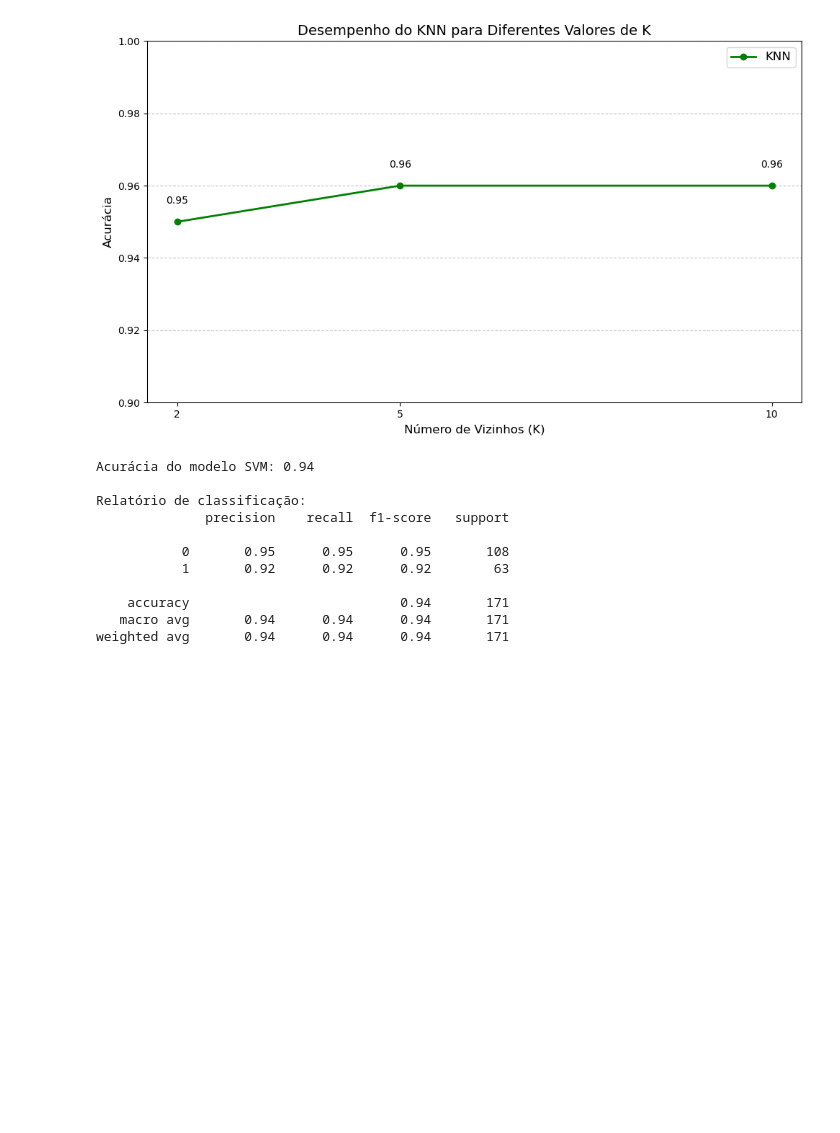
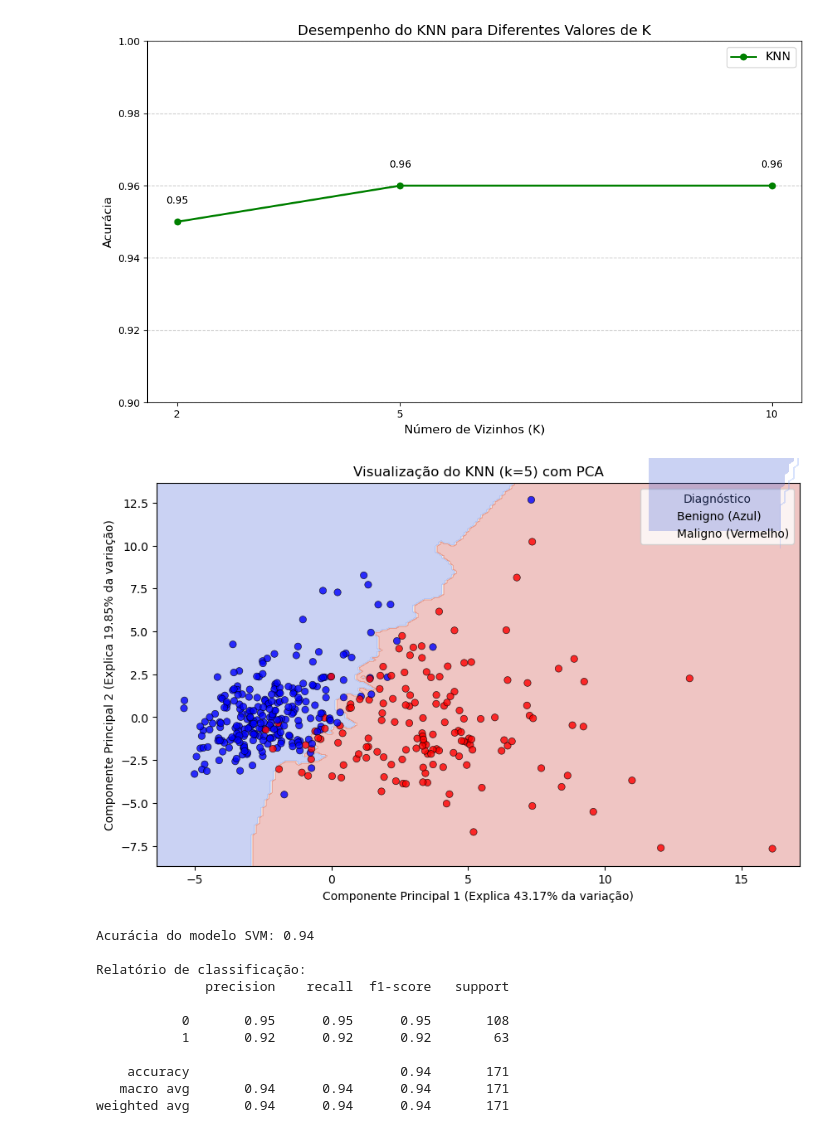
Before and after one commit to annalaurams/Diagnostico-Por-Arvore-de-Decisao, a Jupyter notebook: src/parte2.ipynb, the cells around one changed output. Saved outputs shown, nothing was run; the diff lists cells and outputs as text; code cells hidden in the pictures; blank space fills up the shorter version.

```diff
--- a/src/parte2.ipynb
+++ b/src/parte2.ipynb
@@ -278,6 +299,57 @@ plt.tight_layout()
 plt.show()
 # %% [output]
 [figure]
+# %%
+import matplotlib.pyplot as plt
+import seaborn as sns
+import numpy as np
+from sklearn.decomposition import PCA
+from sklearn.preprocessing import StandardScaler
+from sklearn.neighbors import KNeighborsClassifier
+from sklearn.model_selection import train_test_split
+from sklearn.metrics import accuracy_score, classification_report
+
+def visualizar_knn(df, k=5, test_size=0.3, random_state=42):
+
+    X = df.drop(columns=['diagnóstico'])
+    y = df['diagnóstico']
+
+    X_train, X_test, y_train, y_test = train_test_split(X, y, test_size=test_size, random_state=random_state)
+
+    # Padronizar os dados
+    scaler = StandardScaler()
+    X_train = scaler.fit_transform(X_train)
+    X_test = scaler.transform(X_test)
+
+    # Reduzir para 2 dimensões com PCA
+    pca = PCA(n_components=2)
+    X_train_pca = pca.fit_transform(X_train)
+    X_test_pca = pca.transform(X_test)
+
+    knn = KNeighborsClassifier(n_neighbors=k)
+    knn.fit(X_train_pca, y_train)
+
+    # Criar uma grade de pontos para visualização da decisão
+    x_min, x_max = X_train_pca[:, 0].min() - 1, X_train_pca[:, 0].max() + 1
+    y_min, y_max = X_train_pca[:, 1].min() - 1, X_train_pca[:, 1].max() + 1
+    xx, yy = np.meshgrid(np.linspace(x_min, x_max, 200), np.linspace(y_min, y_max, 200))
+
+    # Fazer previsões para cada ponto da grade
+    Z = knn.predict(np.c_[xx.ravel(), yy.ravel()])
+    Z = Z.reshape(xx.shape)
+
+    plt.figure(figsize=(10, 6))
+    plt.contourf(xx, yy, Z, alpha=0.3, cmap='coolwarm')
+    sns.scatterplot(x=X_train_pca[:, 0], y=X_train_pca[:, 1], hue=y_train, palette={0: 'blue', 1: 'red'}, edgecolor='k', alpha=0.8)
+    plt.title(f'Visualização do KNN (k={k}) com PCA')
+    plt.xlabel(f'Componente Principal 1 (Explica {pca.explained_variance_ratio_[0]*100:.2f}% da variação)')
+    plt.ylabel(f'Componente Principal 2 (Explica {pca.explained_variance_ratio_[1]*100:.2f}% da variação)')
+    plt.legend(title='Diagnóstico', labels=['Benigno (Azul)', 'Maligno (Vermelho)'])
+    plt.show()
+
+visualizar_knn(df, k=5)
+# %% [output]
+[figure, added]
 # %%
 # SVM
 # COM PCA
```
Also changed, not shown: parts of 5 cells of this notebook, 1 other file.
